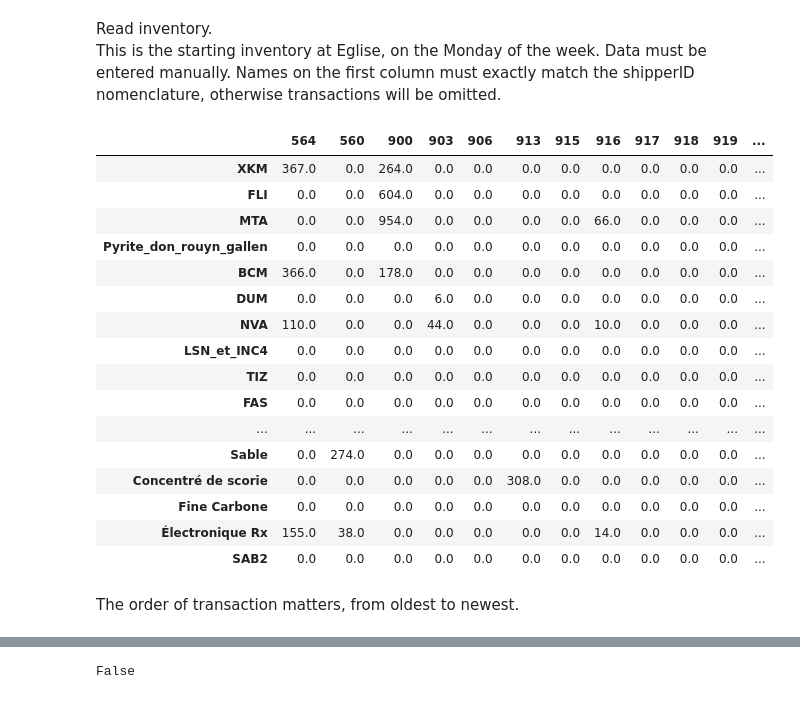
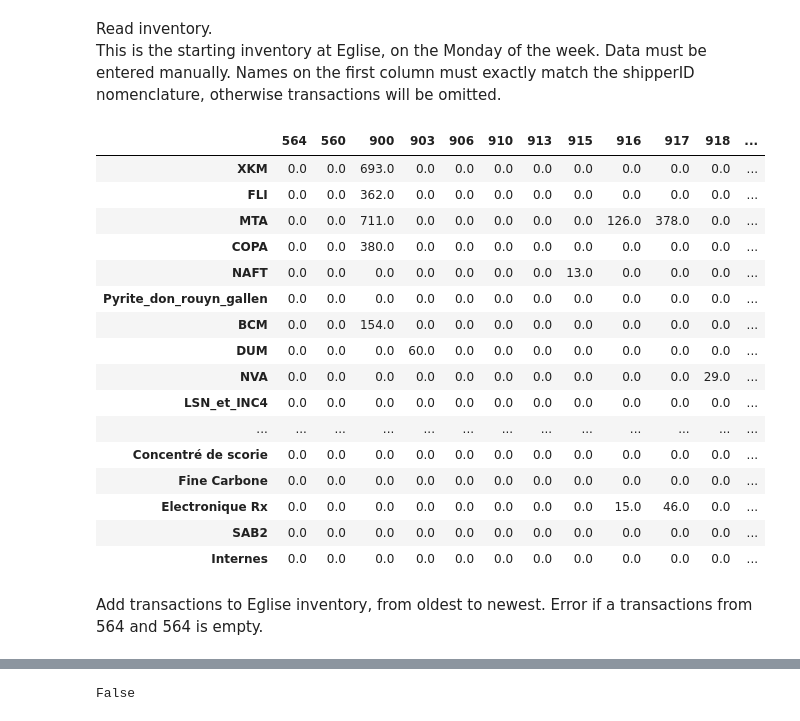
Before and after one commit to mark-zhao1/Fonte, a Jupyter notebook: Fonte_dev.ipynb, the cells around one changed output, grey strips where cells are left out. Cells and saved outputs as stored; diff of their text form; code cells hidden in the pictures.

```diff
--- a/Fonte_dev.ipynb
+++ b/Fonte_dev.ipynb
@@ -196,30 +220,34 @@ Read inventory.
 This is the starting inventory at Eglise, on the Monday of the week. Data must be entered manually. Names on the first column must exactly match the shipperID nomenclature, otherwise transactions will be omitted.
 # %%
 # Read prior inventory
-inv = pd.read_csv(r'C:\Users\win7\Documents\Fonte_data\inv2.csv', index_col=0)
+inv = pd.read_csv(r'C:\Users\markz\OneDrive\Documents\Fonte_data\inv2.csv', index_col=0)
+#r'C:\Users\markz\OneDrive\Documents\Fonte_data\inv2.csv'
+#r'C:\Users\win7\Documents\Fonte_data\inv2.csv'
 inv = inv.fillna(0)
 
+# Debug
+#inv.loc[:,:]=0
 inv
 # %% [output]
-|  | 564 | 560 | 900 | 903 | 906 | 913 | 915 | 916 | 917 | 918 | 919 | ... |
-| XKM | 367.0 | 0.0 | 264.0 | 0.0 | 0.0 | 0.0 | 0.0 | 0.0 | 0.0 | 0.0 | 0.0 | ... |
-| FLI | 0.0 | 0.0 | 604.0 | 0.0 | 0.0 | 0.0 | 0.0 | 0.0 | 0.0 | 0.0 | 0.0 | ... |
-| MTA | 0.0 | 0.0 | 954.0 | 0.0 | 0.0 | 0.0 | 0.0 | 66.0 | 0.0 | 0.0 | 0.0 | ... |
+|  | 564 | 560 | 900 | 903 | 906 | 910 | 913 | 915 | 916 | 917 | 918 | ... |
+| XKM | 0.0 | 0.0 | 693.0 | 0.0 | 0.0 | 0.0 | 0.0 | 0.0 | 0.0 | 0.0 | 0.0 | ... |
+| FLI | 0.0 | 0.0 | 362.0 | 0.0 | 0.0 | 0.0 | 0.0 | 0.0 | 0.0 | 0.0 | 0.0 | ... |
+| MTA | 0.0 | 0.0 | 711.0 | 0.0 | 0.0 | 0.0 | 0.0 | 0.0 | 126.0 | 378.0 | 0.0 | ... |
+| COPA | 0.0 | 0.0 | 380.0 | 0.0 | 0.0 | 0.0 | 0.0 | 0.0 | 0.0 | 0.0 | 0.0 | ... |
+| NAFT | 0.0 | 0.0 | 0.0 | 0.0 | 0.0 | 0.0 | 0.0 | 13.0 | 0.0 | 0.0 | 0.0 | ... |
 | Pyrite_don_rouyn_gallen | 0.0 | 0.0 | 0.0 | 0.0 | 0.0 | 0.0 | 0.0 | 0.0 | 0.0 | 0.0 | 0.0 | ... |
-| BCM | 366.0 | 0.0 | 178.0 | 0.0 | 0.0 | 0.0 | 0.0 | 0.0 | 0.0 | 0.0 | 0.0 | ... |
-| DUM | 0.0 | 0.0 | 0.0 | 6.0 | 0.0 | 0.0 | 0.0 | 0.0 | 0.0 | 0.0 | 0.0 | ... |
-| NVA | 110.0 | 0.0 | 0.0 | 44.0 | 0.0 | 0.0 | 0.0 | 10.0 | 0.0 | 0.0 | 0.0 | ... |
+| BCM | 0.0 | 0.0 | 154.0 | 0.0 | 0.0 | 0.0 | 0.0 | 0.0 | 0.0 | 0.0 | 0.0 | ... |
+| DUM | 0.0 | 0.0 | 0.0 | 60.0 | 0.0 | 0.0 | 0.0 | 0.0 | 0.0 | 0.0 | 0.0 | ... |
+| NVA | 0.0 | 0.0 | 0.0 | 0.0 | 0.0 | 0.0 | 0.0 | 0.0 | 0.0 | 0.0 | 29.0 | ... |
 | LSN_et_INC4 | 0.0 | 0.0 | 0.0 | 0.0 | 0.0 | 0.0 | 0.0 | 0.0 | 0.0 | 0.0 | 0.0 | ... |
-| TIZ | 0.0 | 0.0 | 0.0 | 0.0 | 0.0 | 0.0 | 0.0 | 0.0 | 0.0 | 0.0 | 0.0 | ... |
-| FAS | 0.0 | 0.0 | 0.0 | 0.0 | 0.0 | 0.0 | 0.0 | 0.0 | 0.0 | 0.0 | 0.0 | ... |
 | ... | ... | ... | ... | ... | ... | ... | ... | ... | ... | ... | ... | ... |
-| Sable | 0.0 | 274.0 | 0.0 | 0.0 | 0.0 | 0.0 | 0.0 | 0.0 | 0.0 | 0.0 | 0.0 | ... |
-| Concentré de scorie | 0.0 | 0.0 | 0.0 | 0.0 | 0.0 | 308.0 | 0.0 | 0.0 | 0.0 | 0.0 | 0.0 | ... |
+| Concentré de scorie | 0.0 | 0.0 | 0.0 | 0.0 | 0.0 | 0.0 | 0.0 | 0.0 | 0.0 | 0.0 | 0.0 | ... |
 | Fine Carbone | 0.0 | 0.0 | 0.0 | 0.0 | 0.0 | 0.0 | 0.0 | 0.0 | 0.0 | 0.0 | 0.0 | ... |
-| Électronique Rx | 155.0 | 38.0 | 0.0 | 0.0 | 0.0 | 0.0 | 0.0 | 14.0 | 0.0 | 0.0 | 0.0 | ... |
+| Electronique Rx | 0.0 | 0.0 | 0.0 | 0.0 | 0.0 | 0.0 | 0.0 | 0.0 | 15.0 | 46.0 | 0.0 | ... |
 | SAB2 | 0.0 | 0.0 | 0.0 | 0.0 | 0.0 | 0.0 | 0.0 | 0.0 | 0.0 | 0.0 | 0.0 | ... |
+| Internes | 0.0 | 0.0 | 0.0 | 0.0 | 0.0 | 0.0 | 0.0 | 0.0 | 0.0 | 0.0 | 0.0 | ... |
-# %% [markdown]
-The order of transaction matters, from oldest to newest.
+# %% [markdown]
+Add transactions to Eglise inventory, from oldest to newest. Error if a transactions from 564 and 564 is empty.
 # %%
 # Add transactions to inventory
 # This is the naive method, find a more elegant way later.
```
Also changed, not shown: parts of 38 cells of this notebook.
